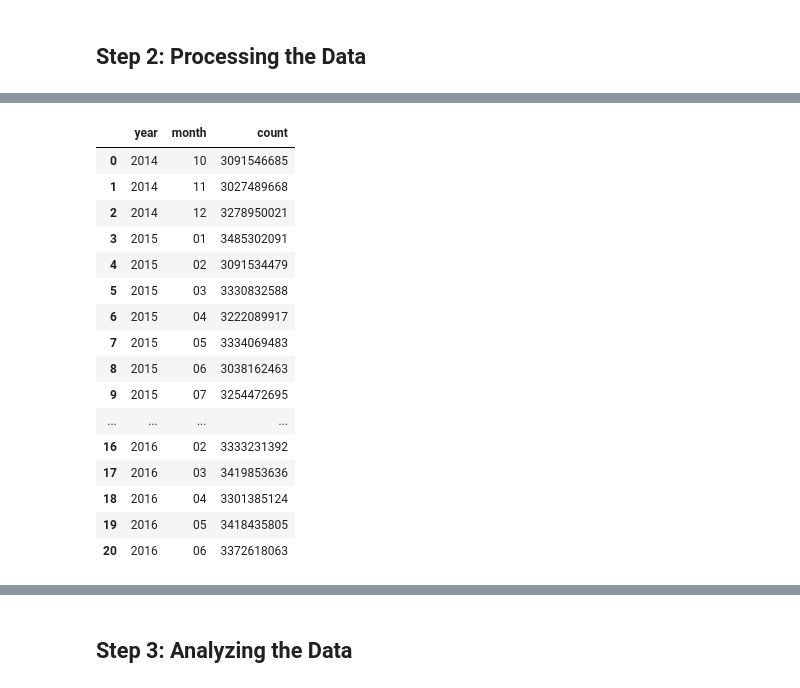
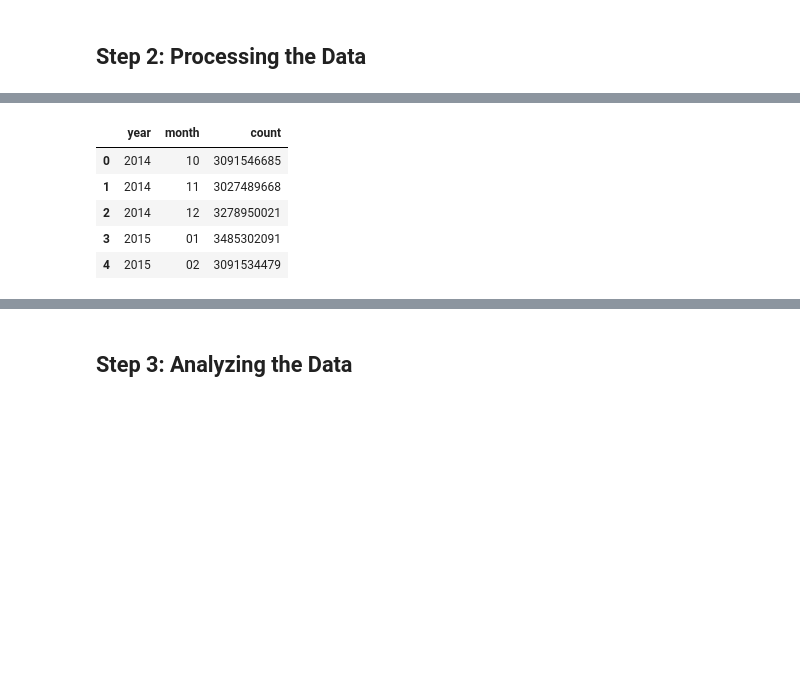
Before and after one commit to chavi-g/data-512, a Jupyter notebook: data-512-a1/data512-a1-data-curation.ipynb, the cells around one changed output, grey strips where cells are left out. Drawn from its saved outputs; the diff is of its cells as text; code cells hidden in the pictures; blank space fills up the shorter version.

```diff
--- a/data-512-a1/data512-a1-data-curation.ipynb
+++ b/data-512-a1/data512-a1-data-curation.ipynb
@@ -239,25 +213,14 @@ pagecount_mobile_views['month'] = pagecount_mobile_views.apply(lambda row: row['
 # %%
 pagecount_mobile_views = pagecount_mobile_views[['year', 'month', 'count']]
 # %%
-pagecount_mobile_views
+pagecount_mobile_views.head()
 # %% [output]
 |  | year | month | count |
 | 0 | 2014 | 10 | 3091546685 |
 | 1 | 2014 | 11 | 3027489668 |
 | 2 | 2014 | 12 | 3278950021 |
 | 3 | 2015 | 01 | 3485302091 |
 | 4 | 2015 | 02 | 3091534479 |
-| 5 | 2015 | 03 | 3330832588 |
-| 6 | 2015 | 04 | 3222089917 |
-| 7 | 2015 | 05 | 3334069483 |
-| 8 | 2015 | 06 | 3038162463 |
-| 9 | 2015 | 07 | 3254472695 |
-| ... | ... | ... | ... |
-| 16 | 2016 | 02 | 3333231392 |
-| 17 | 2016 | 03 | 3419853636 |
-| 18 | 2016 | 04 | 3301385124 |
-| 19 | 2016 | 05 | 3418435805 |
-| 20 | 2016 | 06 | 3372618063 |
 # %%
 merged_pagecount_all_views = pd.concat([pagecount_desktop_views, pagecount_mobile_views])
 # %%
```
Also changed, not shown: parts of 23 cells of this notebook.
